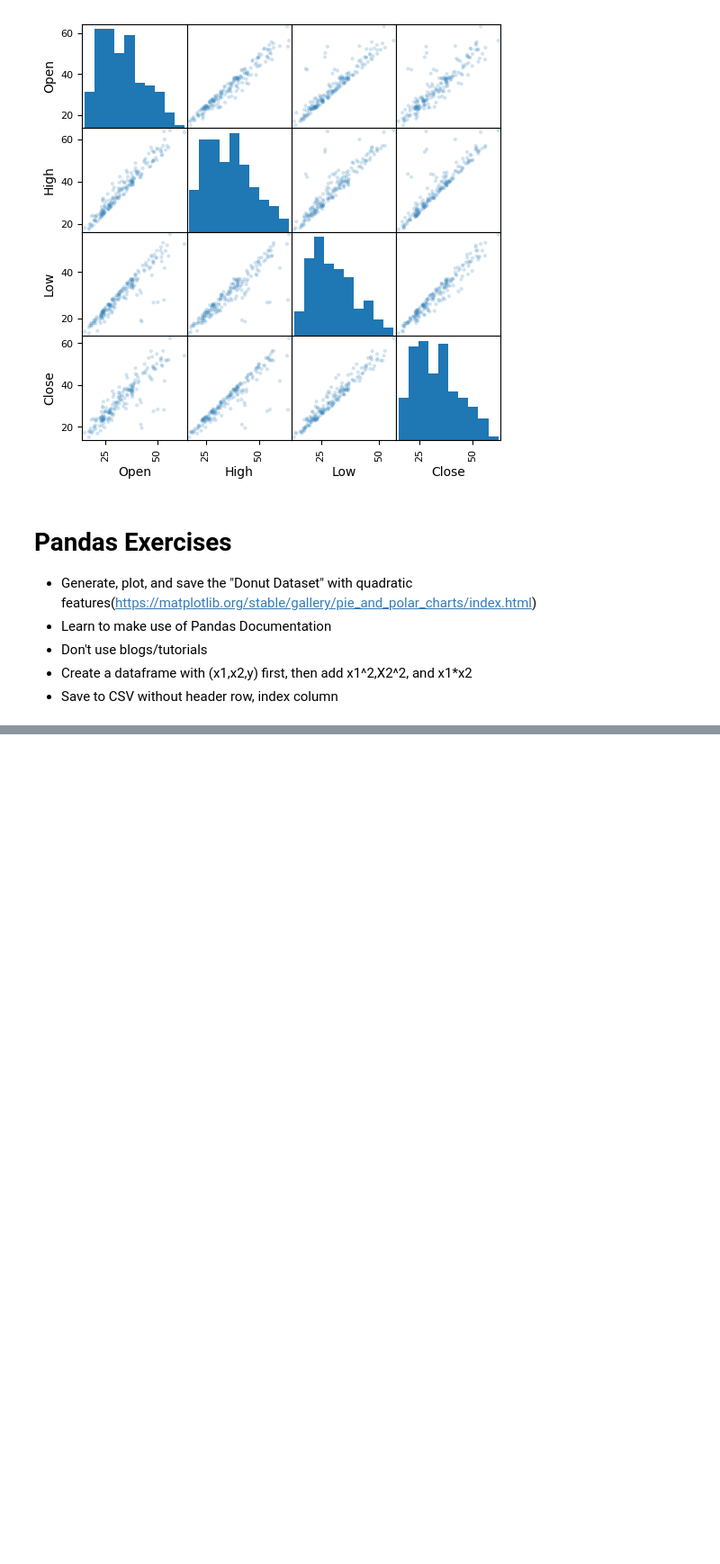
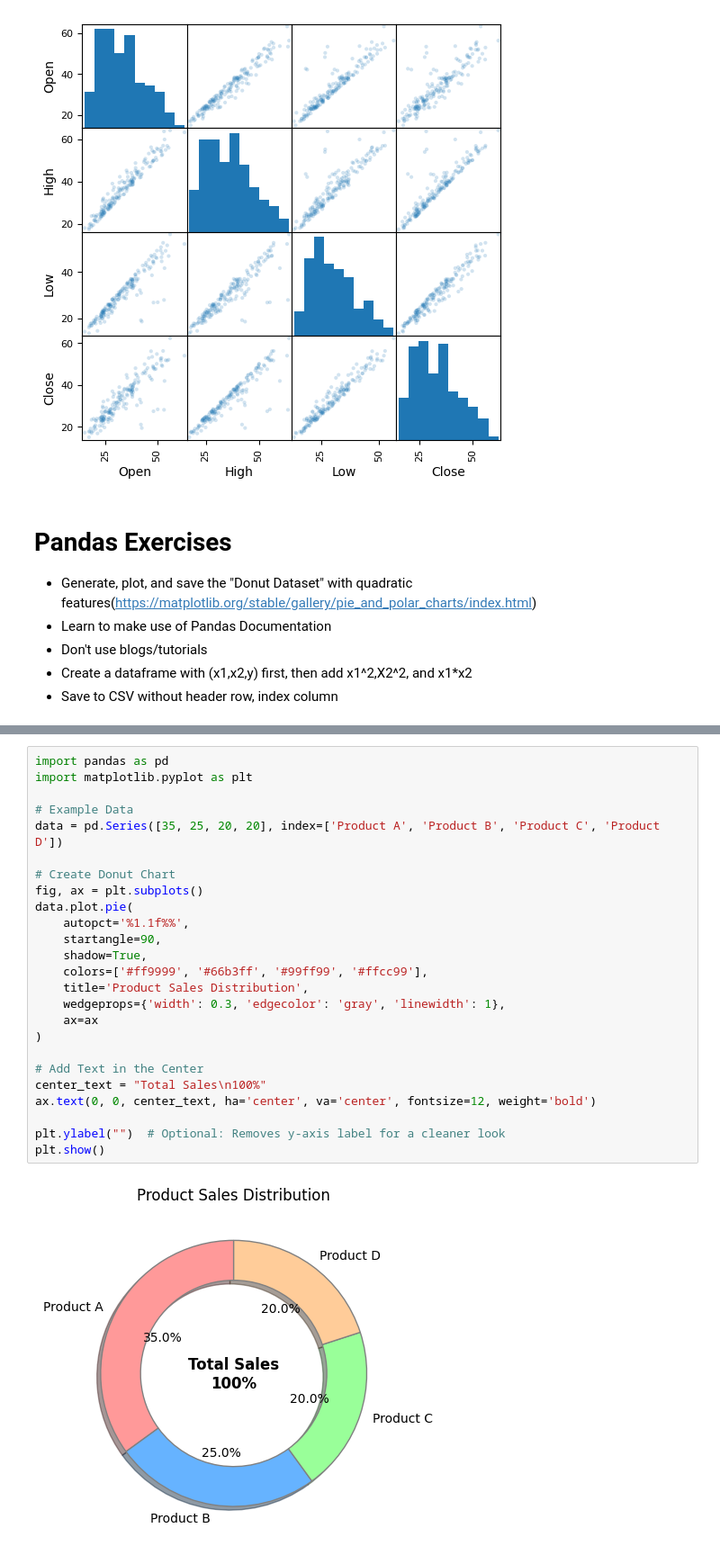
Before and after one commit to DilushkumarVasu/Pandas, a Jupyter notebook: Pandas.ipynb, the cells around one changed output, grey strips where cells are left out. Shown at 90% size. Saved outputs shown, nothing was run; the diff lists cells and outputs as text; blank space fills up the shorter version.

```diff
--- a/Pandas.ipynb
+++ b/Pandas.ipynb
@@ -415,0 +461,27 @@ scatter_matrix(df[['Open','High','Low','Close']],alpha=0.2,figsize=(6,6));
+# %%
+import pandas as pd
+import matplotlib.pyplot as plt
+
+# Example Data
+data = pd.Series([35, 25, 20, 20], index=['Product A', 'Product B', 'Product C', 'Product D'])
+
+# Create Donut Chart
+fig, ax = plt.subplots()
+data.plot.pie(
+    autopct='%1.1f%%',
+    startangle=90,
+    shadow=True,
+    colors=['#ff9999', '#66b3ff', '#99ff99', '#ffcc99'],
+    title='Product Sales Distribution',
+    wedgeprops={'width': 0.3, 'edgecolor': 'gray', 'linewidth': 1},
+    ax=ax
+)
+
+# Add Text in the Center
+center_text = "Total Sales\n100%"
+ax.text(0, 0, center_text, ha='center', va='center', fontsize=12, weight='bold')
+
+plt.ylabel("")  # Optional: Removes y-axis label for a cleaner look
+plt.show()
+# %% [output]
+[figure, added]
```
Also changed, not shown: parts of 3 cells of this notebook.
